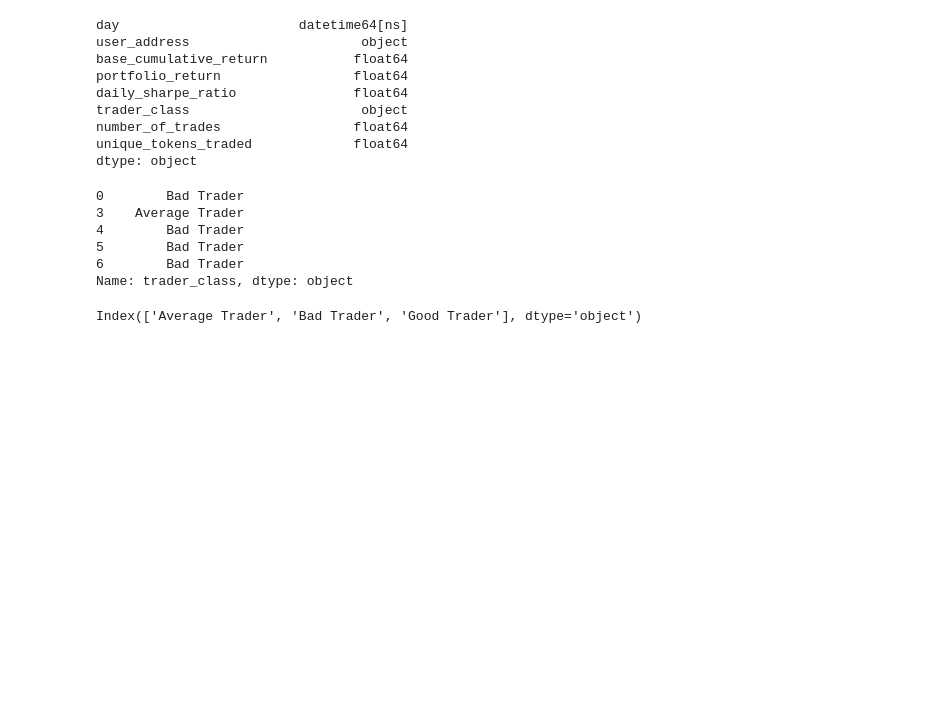
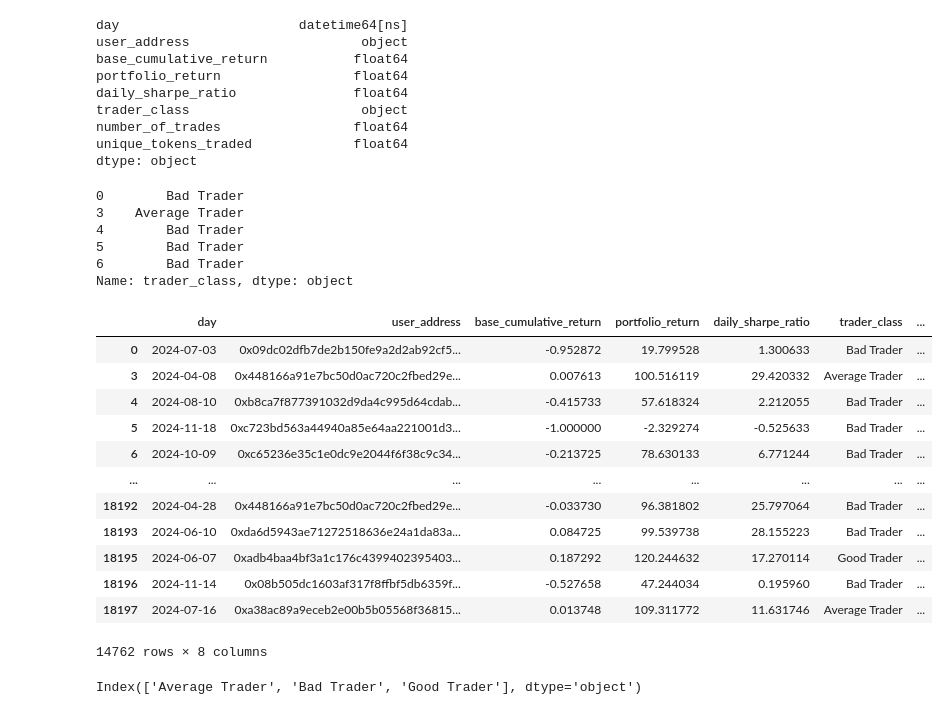
Before and after one commit to apostleoffinance/web3_ml, a Jupyter notebook: trader_classifier.ipynb, the cells around one changed output. Cells and saved outputs as stored; diff of their text form; code cells hidden in the pictures; blank space fills up the shorter version.

```diff
--- a/trader_classifier.ipynb
+++ b/trader_classifier.ipynb
@@ -189,6 +189,22 @@ df_cleaned.trader_class.head()
 5        Bad Trader
 6        Bad Trader
 Name: trader_class, dtype: object
+# %%
+df_cleaned
+# %% [output]
+|  | day | user_address | base_cumulative_return | portfolio_return | daily_sharpe_ratio | trader_class | ... |
+| 0 | 2024-07-03 | 0x09dc02dfb7de2b150fe9a2d2ab92cf5... | -0.952872 | 19.799528 | 1.300633 | Bad Trader | ... |
+| 3 | 2024-04-08 | 0x448166a91e7bc50d0ac720c2fbed29e... | 0.007613 | 100.516119 | 29.420332 | Average Trader | ... |
+| 4 | 2024-08-10 | 0xb8ca7f877391032d9da4c995d64cdab... | -0.415733 | 57.618324 | 2.212055 | Bad Trader | ... |
+| 5 | 2024-11-18 | 0xc723bd563a44940a85e64aa221001d3... | -1.000000 | -2.329274 | -0.525633 | Bad Trader | ... |
+| 6 | 2024-10-09 | 0xc65236e35c1e0dc9e2044f6f38c9c34... | -0.213725 | 78.630133 | 6.771244 | Bad Trader | ... |
+| ... | ... | ... | ... | ... | ... | ... | ... |
+| 18192 | 2024-04-28 | 0x448166a91e7bc50d0ac720c2fbed29e... | -0.033730 | 96.381802 | 25.797064 | Bad Trader | ... |
+| 18193 | 2024-06-10 | 0xda6d5943ae71272518636e24a1da83a... | 0.084725 | 99.539738 | 28.155223 | Bad Trader | ... |
+| 18195 | 2024-06-07 | 0xadb4baa4bf3a1c176c4399402395403... | 0.187292 | 120.244632 | 17.270114 | Good Trader | ... |
+| 18196 | 2024-11-14 | 0x08b505dc1603af317f8ffbf5db6359f... | -0.527658 | 47.244034 | 0.195960 | Bad Trader | ... |
+| 18197 | 2024-07-16 | 0xa38ac89a9eceb2e00b5b05568f36815... | 0.013748 | 109.311772 | 11.631746 | Average Trader | ... |
+14762 rows × 8 columns
 # %%
 # Convert 'trader_class' to a categorical column
 df_cleaned["trader_class"] = df_cleaned["trader_class"].astype('category')
```
Also changed, not shown: parts of 2 cells of this notebook, 3 other files.
